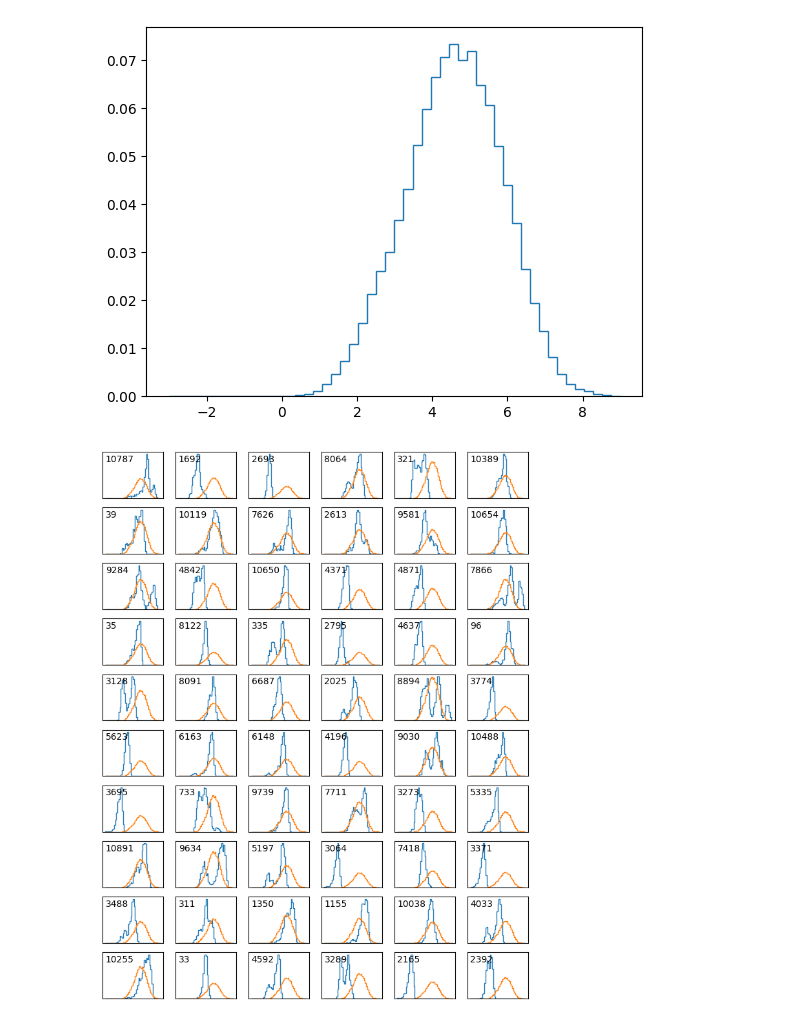
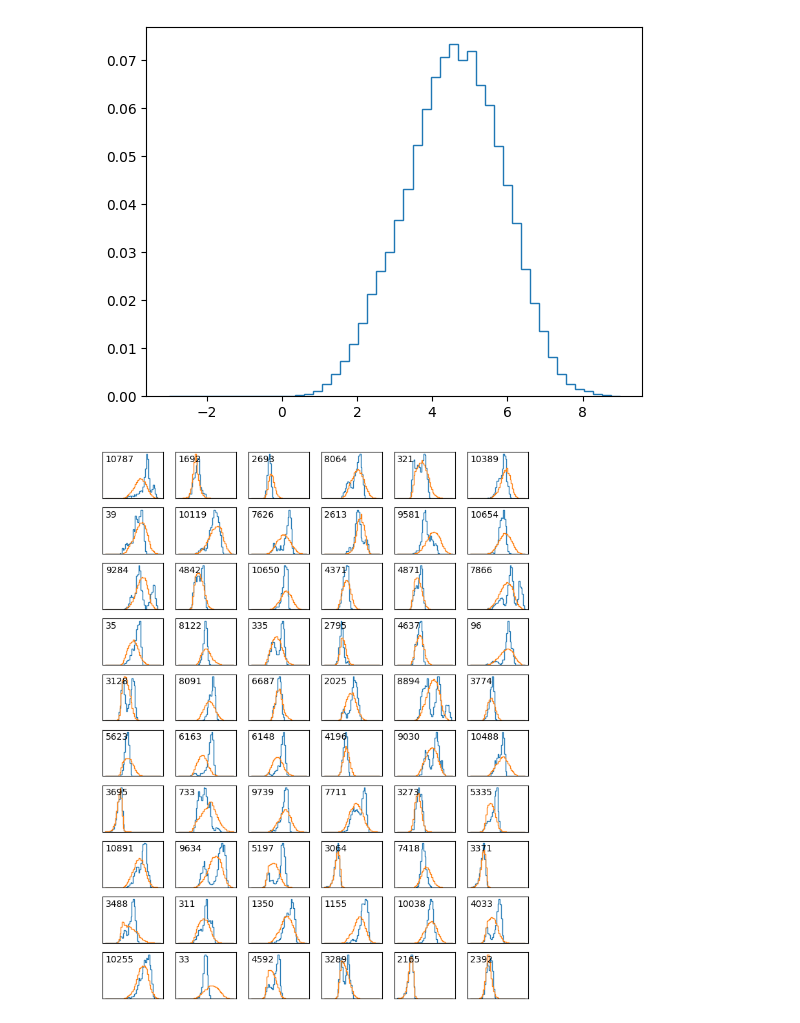
Before and after one commit to julius-2027/cs229_rna_folding, a Jupyter notebook: modular_setup_improved/analyze_model_predictions.ipynb, the cells around one changed output. Cells and saved outputs as stored; diff of their text form; code cells hidden in the pictures.

```diff
--- a/modular_setup_improved/analyze_model_predictions.ipynb
+++ b/modular_setup_improved/analyze_model_predictions.ipynb
@@ -103,32 +121,32 @@ plt.stairs(probs, data.bin_edges/np.log(10))
 # %%
 width_inch = 8.5
 height_inch = 11
 n_x = 6
 n_y = 10
 fig, axs = plt.subplots(n_y, n_x, figsize=(width_inch, height_inch))
 
 offset = 0
 for i in range(offset, len(data.test.row_keys)+offset):
     if i-offset == n_x*n_y:
         break
 
     i_x = (i-offset) % n_x
     i_y = int((i-offset)/n_x)
 
     ax = axs[i_y][i_x]
     ax.stairs(data.test.targets[i], data.bin_edges/np.log(10))
 
-    logits = model.forward(torch.from_numpy(data.test.sequences[0]),
-                        torch.from_numpy(data.test.structures[0]),
-                        torch.from_numpy(data.test.static_features[0]),
+    logits = model.forward(torch.from_numpy(data.test.sequences[i]),
+                        torch.from_numpy(data.test.structures[i]),
+                        torch.from_numpy(data.test.static_features[i]),
                         embeddings=None)
 
     probs = torch.softmax(logits, dim=-1)
     probs = probs.detach().numpy()
     ax.stairs(probs, data.bin_edges/np.log(10))
 
     ax.set_xticks([])
     ax.set_yticks([])
     ax.text(0.05, 0.95, str(data.test.row_keys[i]), transform=ax.transAxes, verticalalignment='top')
 # %% [output]
-[figure, old version]
+[figure, new version]
```
Also changed, not shown: parts of 2 cells of this notebook, 2 other files.
